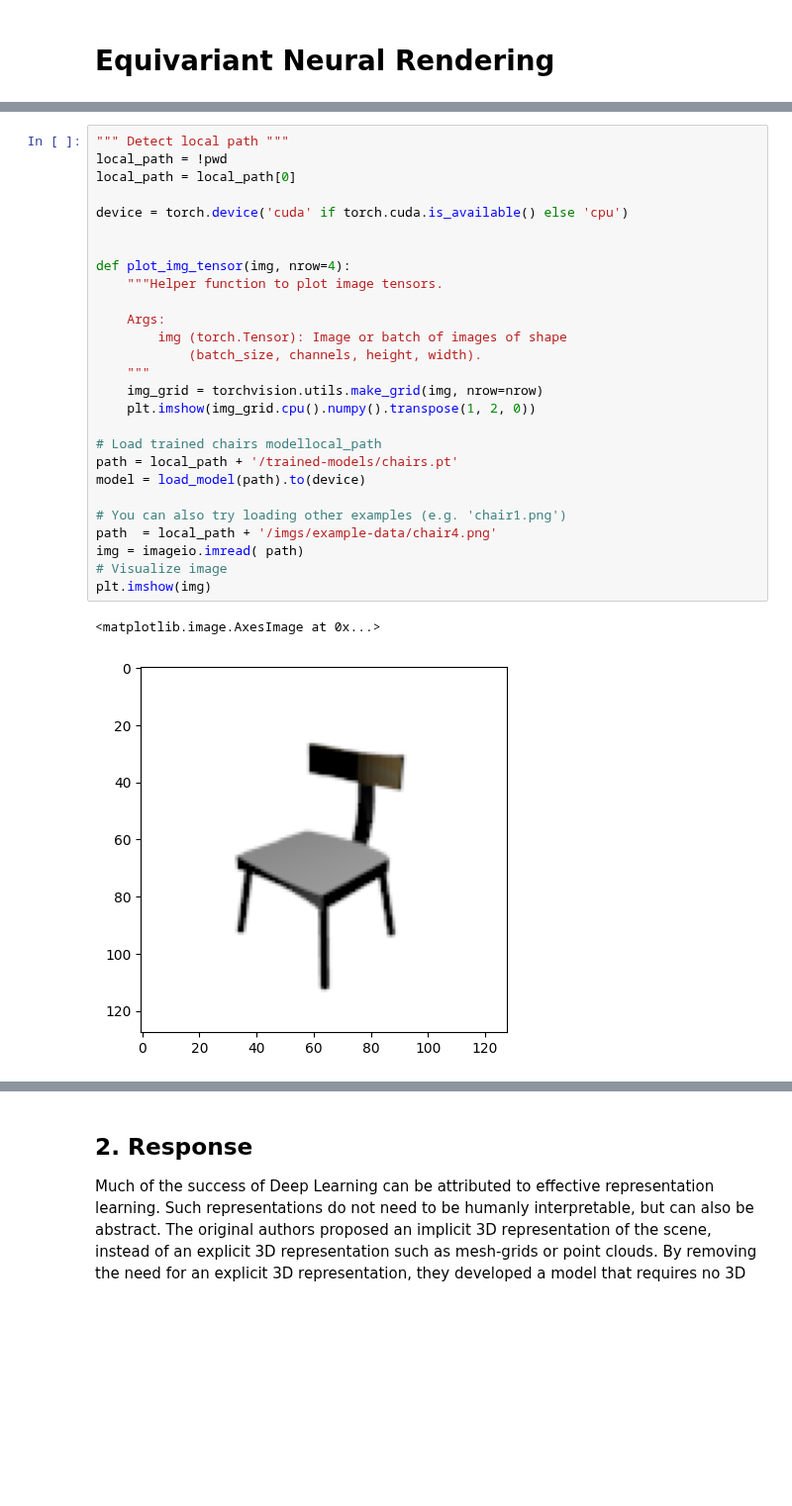
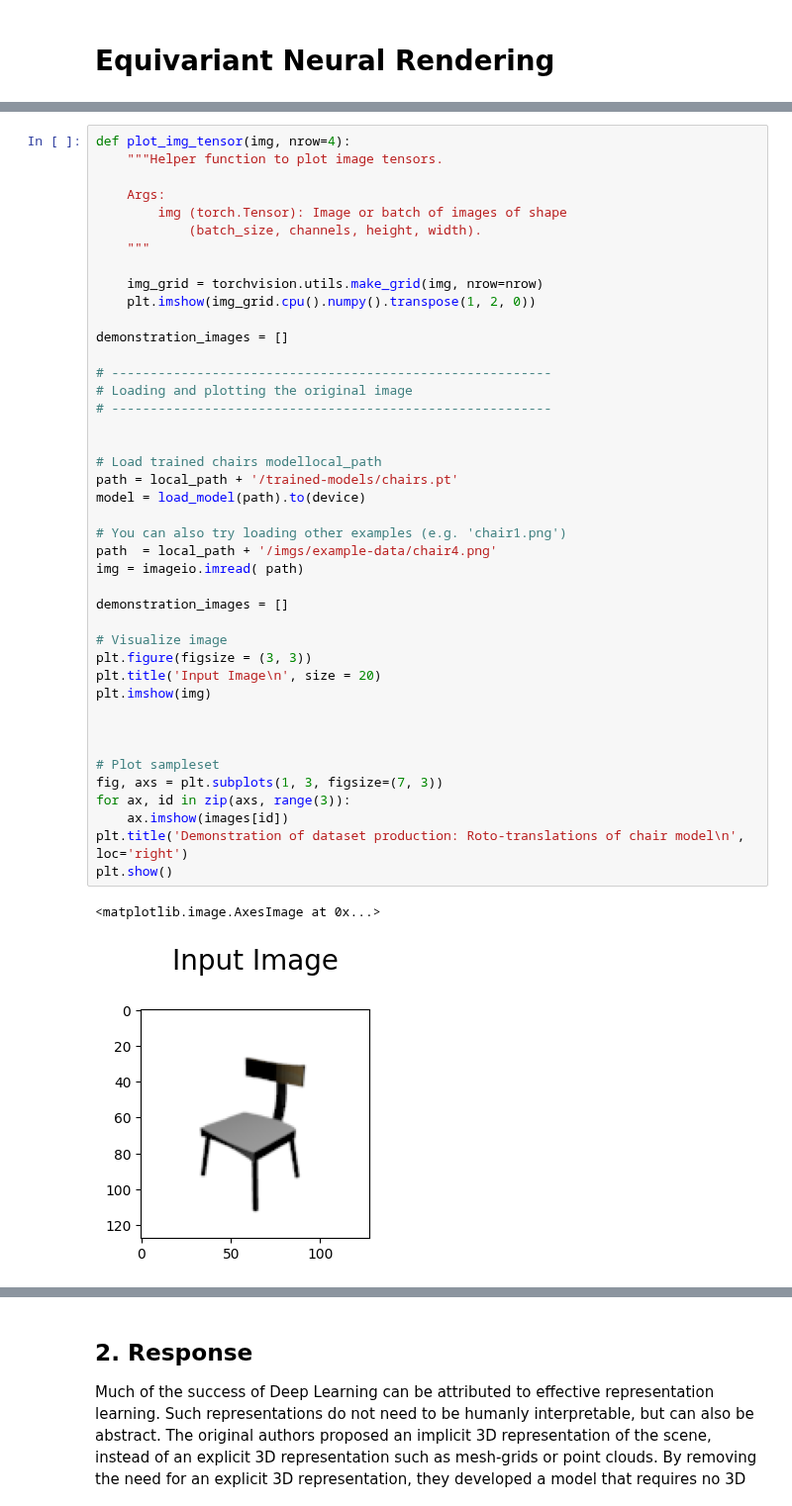
Before and after one commit to elidub/equiv-neural-rendering, a Jupyter notebook: EquivariantNR.ipynb, the cells around one changed output, grey strips where cells are left out. Shown at 99% size. Saved outputs shown, nothing was run; the diff lists cells and outputs as text; blank space fills up the shorter version.

```diff
--- a/EquivariantNR.ipynb
+++ b/EquivariantNR.ipynb
@@ -21,31 +95,46 @@ from models.neural_renderer import *
 # %%
-""" Detect local path """
-local_path = !pwd
-local_path = local_path[0]
-
-device = torch.device('cuda' if torch.cuda.is_available() else 'cpu')
-
-
 def plot_img_tensor(img, nrow=4):
     """Helper function to plot image tensors.
 
     Args:
         img (torch.Tensor): Image or batch of images of shape
             (batch_size, channels, height, width).
     """
+
     img_grid = torchvision.utils.make_grid(img, nrow=nrow)
     plt.imshow(img_grid.cpu().numpy().transpose(1, 2, 0))
+
+demonstration_images = []
+
+# ---------------------------------------------------------
+# Loading and plotting the original image
+# ---------------------------------------------------------
+
 
 # Load trained chairs modellocal_path
 path = local_path + '/trained-models/chairs.pt'
 model = load_model(path).to(device)
 
 # You can also try loading other examples (e.g. 'chair1.png')
 path  = local_path + '/imgs/example-data/chair4.png'
 img = imageio.imread( path)
+
+demonstration_images = []
+
 # Visualize image
+plt.figure(figsize = (3, 3))
+plt.title('Input Image\n', size = 20)
 plt.imshow(img)
+
+
+
+# Plot sampleset
+fig, axs = plt.subplots(1, 3, figsize=(7, 3))
+for ax, id in zip(axs, range(3)):
+    ax.imshow(images[id])
+plt.title('Demonstration of dataset production: Roto-translations of chair model\n', loc='right')
+plt.show()
 # %% [output]
 <matplotlib.image.AxesImage at 0x...>
-[figure, old version]
+[figure, new version]
 # %% [markdown]
```
Also changed, not shown: parts of 18 cells of this notebook.
